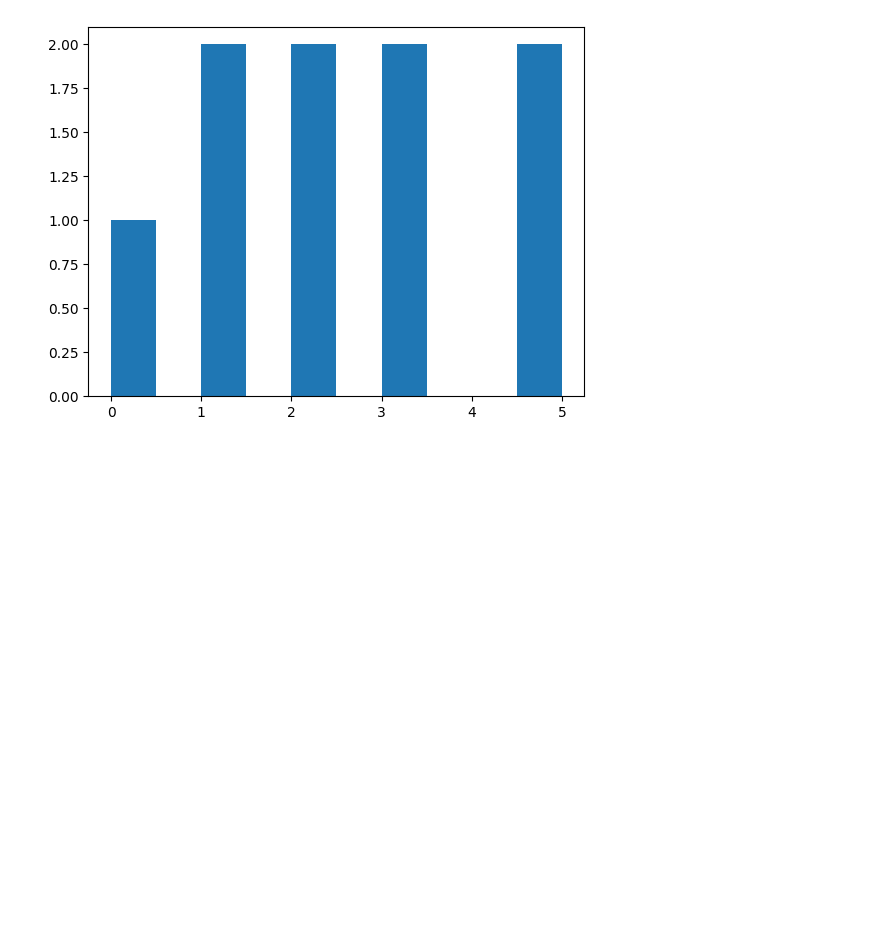
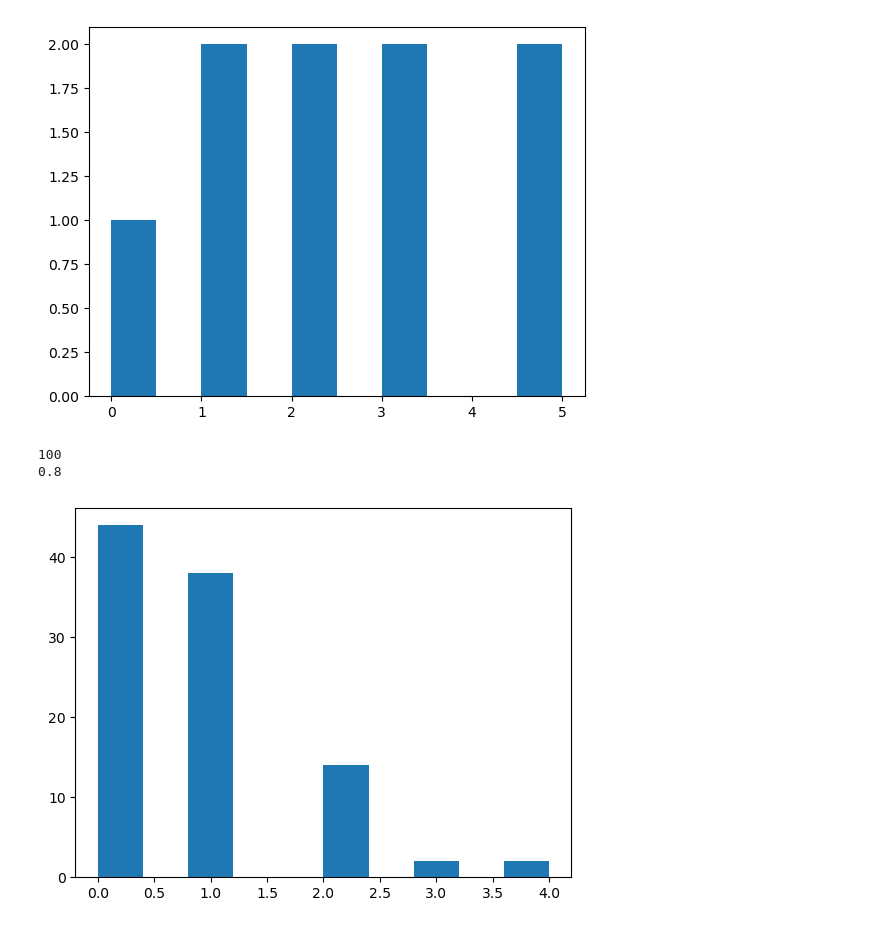
Before and after one commit to Paolitoes/Comic-Ray-Monte-Carlo-Simulations, a Jupyter notebook: distributiontesting.ipynb, the cells around one changed output. Drawn from its saved outputs; the diff is of its cells as text; code cells hidden in the pictures; blank space fills up the shorter version.

```diff
--- a/distributiontesting.ipynb
+++ b/distributiontesting.ipynb
@@ -14,6 +14,23 @@ plt.show()
 2.4444444444444446
 [figure]
 # %%
-Pcounts = []
+#voltage is 1200V, Integral time is 1 sec
+Pcounts = [0,2,2,0,1,0,2,2,1,2,
+           1,2,0,0,0,0,0,0,4,1,
+           0,0,1,0,1,1,1,0,0,0,
+           2,1,0,0,0,2,1,1,2,2,
+           0,0,0,0,1,0,1,0,1,0,
+           1,1,0,0,1,1,1,0,1,1,
+           1,0,0,0,0,1,1,1,0,2,
+           3,1,1,1,0,0,0,0,0,0,
+           2,0,1,2,1,0,1,0,1,1,
+           0,1,1,2,1,0,4,3,1,1]
 print(len(Pcounts))
 print(np.mean(Pcounts))
+plt.figure()
+plt.hist(Pcounts)
+plt.show()
+# %% [output]
+100
+0.8
+[figure, added]
```
Also changed, not shown: parts of 6 cells of this notebook, 1 other file.
